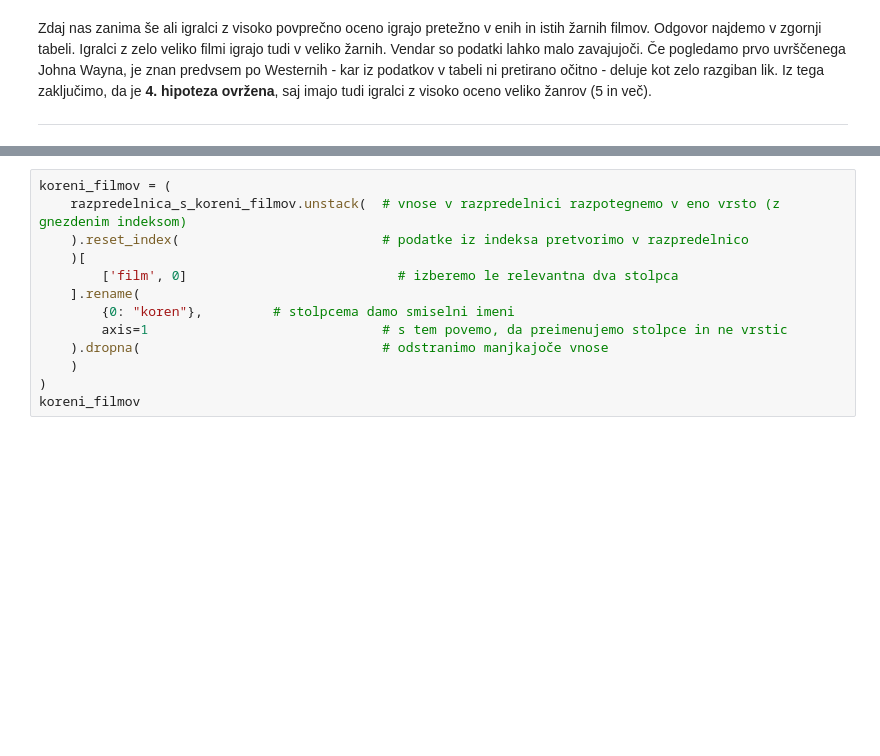
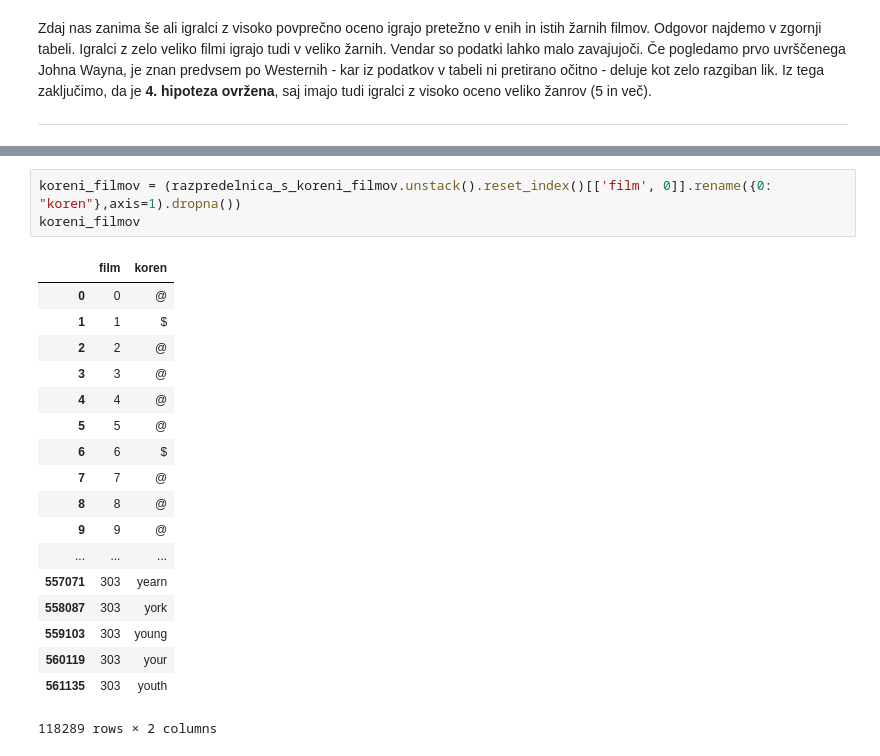
Before and after one commit to JanKamnikar/programiranje1-analiza-podatkov, a Jupyter notebook: analiza.ipynb, the cells around one changed output, grey strips where cells are left out. Cells and saved outputs as stored; diff of their text form; blank space fills up the shorter version.

```diff
--- a/analiza.ipynb
+++ b/analiza.ipynb
@@ -356,13 +375,22 @@ AttributeError: 'float' object has no attribute 'replace'
-# %%
-koreni_filmov = (
-    razpredelnica_s_koreni_filmov.unstack(  # vnose v razpredelnici razpotegnemo v eno vrsto (z gnezdenim indeksom)
-    ).reset_index(                          # podatke iz indeksa pretvorimo v razpredelnico
-    )[
-        ['film', 0]                           # izberemo le relevantna dva stolpca
-    ].rename(
-        {0: "koren"},         # stolpcema damo smiselni imeni
-        axis=1                              # s tem povemo, da preimenujemo stolpce in ne vrstic
-    ).dropna(                               # odstranimo manjkajoče vnose
-    )
-)
-koreni_filmov
+# %%
+koreni_filmov = (razpredelnica_s_koreni_filmov.unstack().reset_index()[['film', 0]].rename({0: "koren"},axis=1).dropna())
+koreni_filmov
+# %% [output]
+|  | film | koren |
+| 0 | 0 | @ |
+| 1 | 1 | $ |
+| 2 | 2 | @ |
+| 3 | 3 | @ |
+| 4 | 4 | @ |
+| 5 | 5 | @ |
+| 6 | 6 | $ |
+| 7 | 7 | @ |
+| 8 | 8 | @ |
+| 9 | 9 | @ |
+| ... | ... | ... |
+| 557071 | 303 | yearn |
+| 558087 | 303 | york |
+| 559103 | 303 | young |
+| 560119 | 303 | your |
+| 561135 | 303 | youth |
+118289 rows × 2 columns
```
Also changed, not shown: parts of 11 cells of this notebook.
